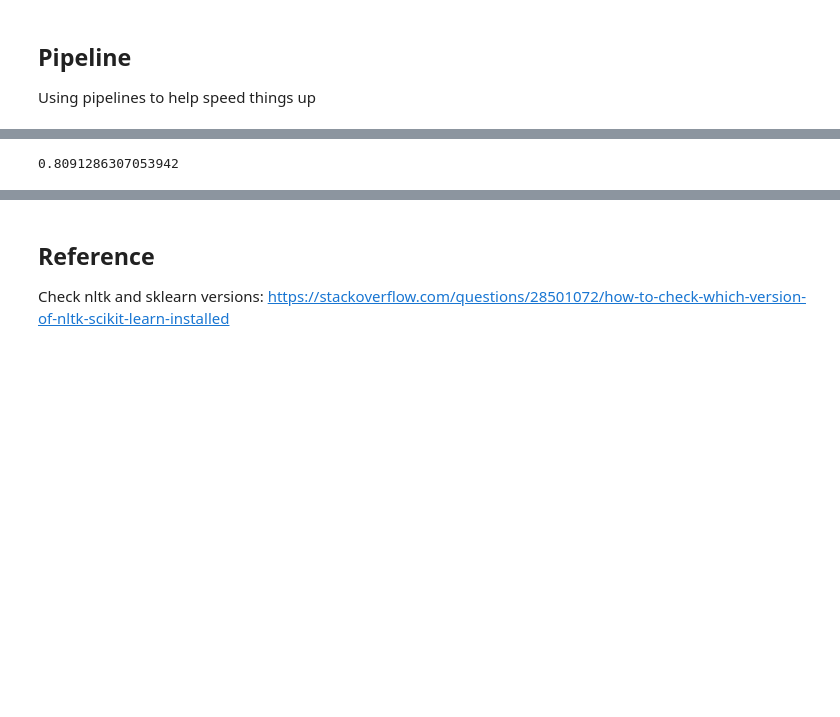
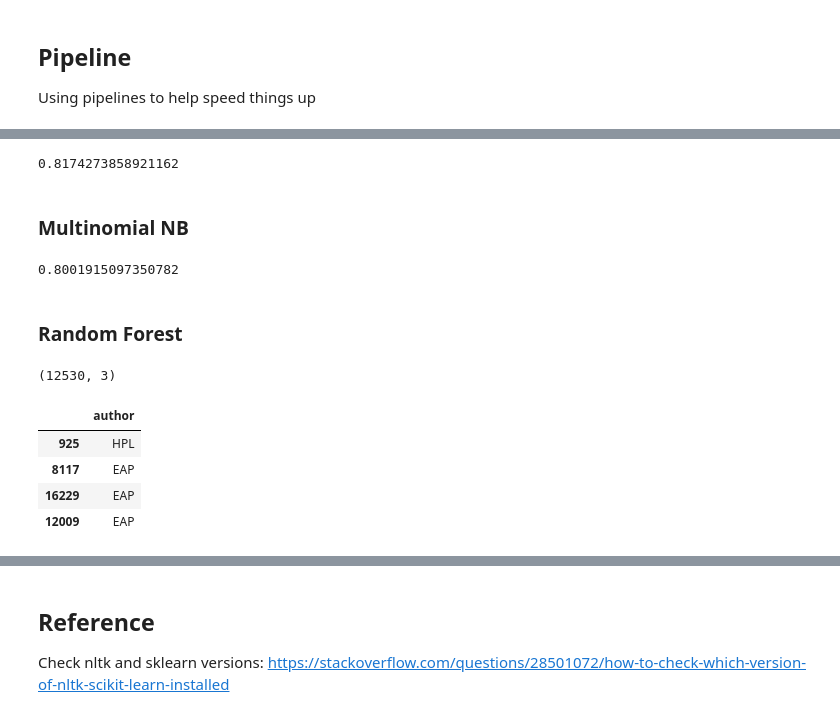
Before and after one commit to vkyuen/spooky, a Jupyter notebook: basic.ipynb, the cells around one changed output, grey strips where cells are left out. Saved outputs shown, nothing was run; the diff lists cells and outputs as text; code cells hidden in the pictures; blank space fills up the shorter version.

```diff
--- a/basic.ipynb
+++ b/basic.ipynb
@@ -67,10 +96,40 @@ Using pipelines to help speed things up
+# %%
+text_clf_svm = Pipeline([("vect", CountVectorizer()),
+                        ("tfidf", TfidfTransformer()),
+                        ("clf-svm", SGDClassifier(loss = "hinge", penalty = "l2",
+                                                tol = 1e-3,
+                                                random_state = 42)),])
+
+text_clf_svm = text_clf_svm.fit(X_train.text, X_train.author)
+
+predicted_svm = text_clf_svm.predict(X_test.text)
+np.mean(predicted_svm == X_test.author)
+# %% [output]
+0.8174273858921162
+# %% [markdown]
+### Multinomial NB
 # %%
-text_clf = Pipeline([("vect", CountVectorizer()),
+text_clf_nb = Pipeline([("vect", CountVectorizer()),
                     ("tfidf", TfidfTransformer()),
-                    ("clf", MultinomialNB(),)])
-text_clf = text_clf.fit(X_train.text, X_train.author)
+                    ("clf- nb", MultinomialNB(),)])
+
+text_clf_nb = text_clf_nb.fit(X_train.text, X_train.author)
+
+predicted_nb = text_clf_nb.predict(X_test.text)
+np.mean(predicted_nb == X_test.author)
+# %% [output]
+0.8001915097350782
-# %%
-predicted = text_clf.predict(X_test.text)
-np.mean(predicted == X_test.author)
-# %% [output]
-0.8091286307053942
+# %% [markdown]
+### Random Forest
+# %%
+print(X_train.shape)
+rf_train_data = X_train
+rf_train_data = rf_train_data.drop(['id', 'text'], axis=1)
+rf_train_data.head(4)
+# %% [output]
+(12530, 3)
+|  | author |
+| 925 | HPL |
+| 8117 | EAP |
+| 16229 | EAP |
+| 12009 | EAP |
```
Also changed, not shown: parts of 10 cells of this notebook.
